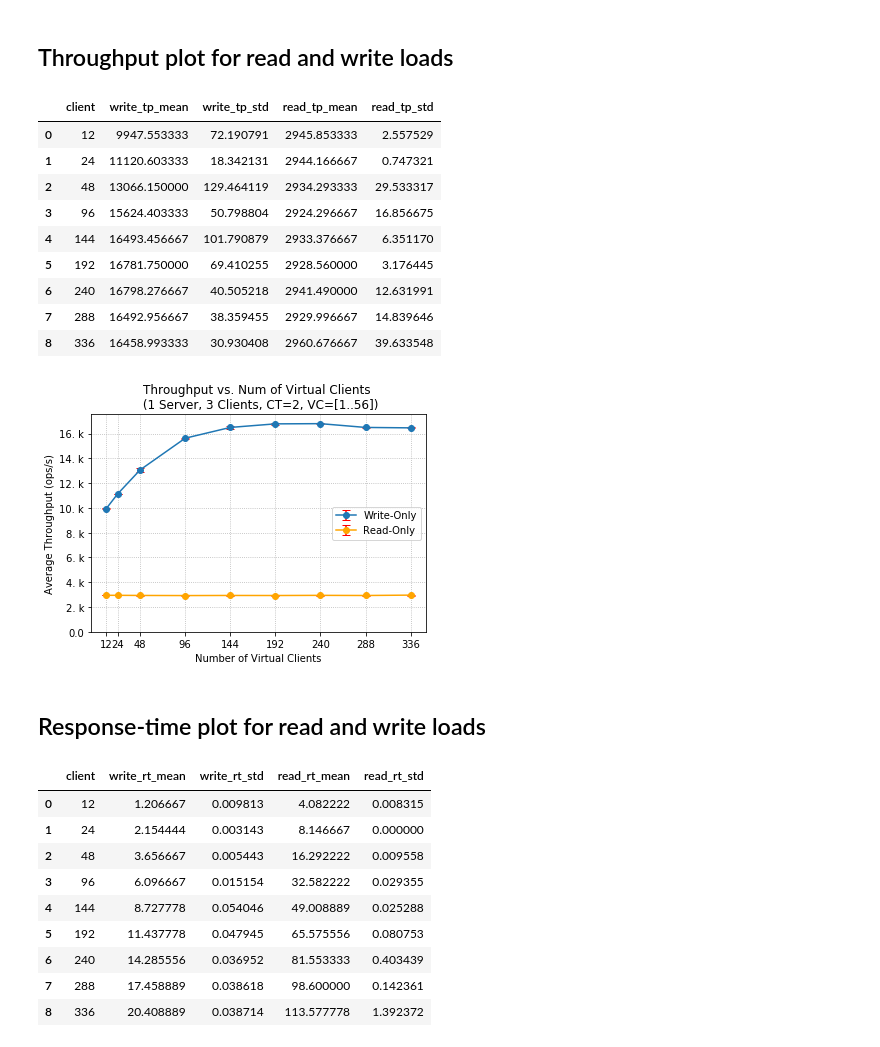
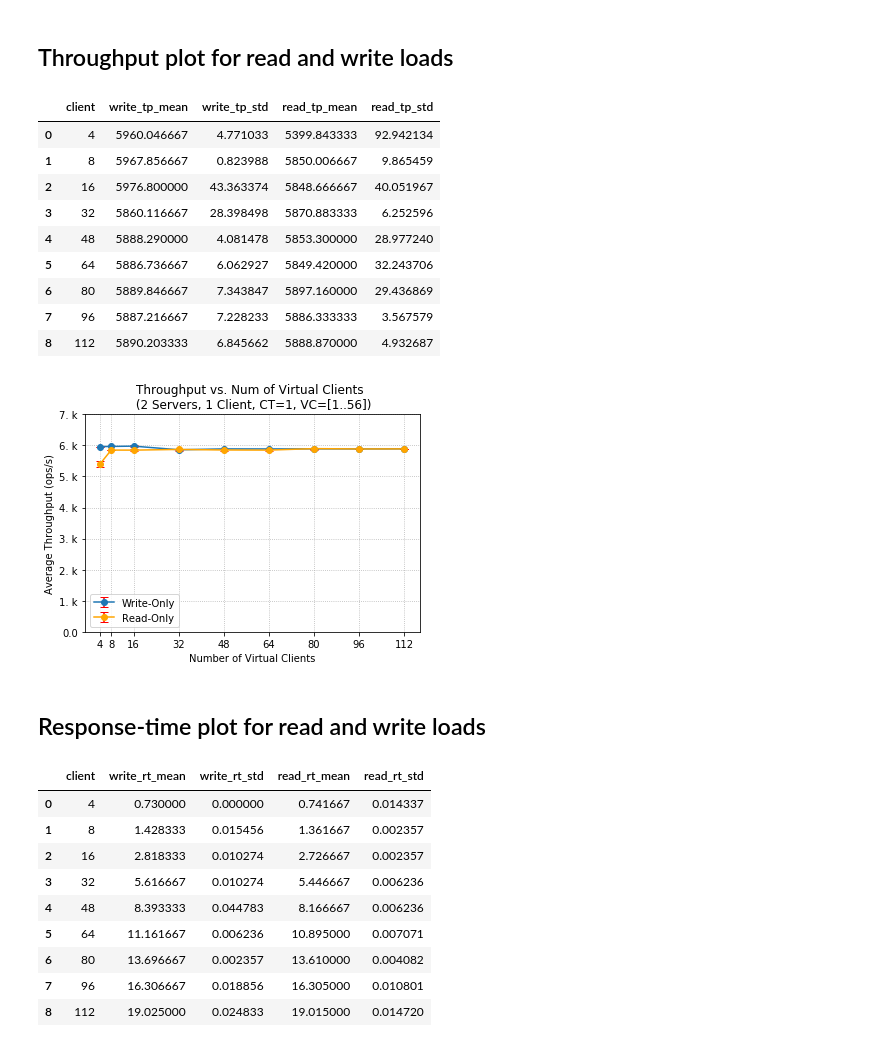
Before and after one commit to florianmorath/ASL_project, a Jupyter notebook: scripts/1_BaselineWithoutMW/plot_mem-logs_two_servers.ipynb, the cells around one changed output. Saved outputs shown, nothing was run; the diff lists cells and outputs as text; code cells hidden in the pictures.

Commit message:
scripts_1: added plots and processed data for two servers

```diff
--- a/scripts/1_BaselineWithoutMW/plot_mem-logs_two_servers.ipynb
+++ b/scripts/1_BaselineWithoutMW/plot_mem-logs_two_servers.ipynb
@@ -9,7 +9,7 @@ import pandas as pd
 # %% [markdown]
 ## Adjust date of processed csv files
 # %%
-date = '2018-10-21_20h12'
+date = '2018-10-23_14h07'
 base_path = '/Users/florianmorath/Desktop/ASL_project/scripts/1_BaselineWithoutMW/processed_data/two_servers/' + date + '/'
 # %% [markdown]
 ## Throughput plot for read and write loads
@@ -19,15 +19,15 @@ df_w = pd.read_csv(base_path + 'two_servers_mem_tp.csv')
 df_w
 # %% [output]
 |  | client | write_tp_mean | write_tp_std | read_tp_mean | read_tp_std |
-| 0 | 12 | 9947.553333 | 72.190791 | 2945.853333 | 2.557529 |
-| 1 | 24 | 11120.603333 | 18.342131 | 2944.166667 | 0.747321 |
-| 2 | 48 | 13066.150000 | 129.464119 | 2934.293333 | 29.533317 |
-| 3 | 96 | 15624.403333 | 50.798804 | 2924.296667 | 16.856675 |
-| 4 | 144 | 16493.456667 | 101.790879 | 2933.376667 | 6.351170 |
-| 5 | 192 | 16781.750000 | 69.410255 | 2928.560000 | 3.176445 |
-| 6 | 240 | 16798.276667 | 40.505218 | 2941.490000 | 12.631991 |
-| 7 | 288 | 16492.956667 | 38.359455 | 2929.996667 | 14.839646 |
-| 8 | 336 | 16458.993333 | 30.930408 | 2960.676667 | 39.633548 |
+| 0 | 4 | 5960.046667 | 4.771033 | 5399.843333 | 92.942134 |
+| 1 | 8 | 5967.856667 | 0.823988 | 5850.006667 | 9.865459 |
+| 2 | 16 | 5976.800000 | 43.363374 | 5848.666667 | 40.051967 |
+| 3 | 32 | 5860.116667 | 28.398498 | 5870.883333 | 6.252596 |
+| 4 | 48 | 5888.290000 | 4.081478 | 5853.300000 | 28.977240 |
+| 5 | 64 | 5886.736667 | 6.062927 | 5849.420000 | 32.243706 |
+| 6 | 80 | 5889.846667 | 7.343847 | 5897.160000 | 29.436869 |
+| 7 | 96 | 5887.216667 | 7.228233 | 5886.333333 | 3.567579 |
+| 8 | 112 | 5890.203333 | 6.845662 | 5888.870000 | 4.932687 |
 # %%
 def y_fmt(tick_val, pos):
     if tick_val > 1000000:
@@ -40,34 +40,34 @@ def y_fmt(tick_val, pos):
         return tick_val
 # %%
 f = plt.figure()
-plt.title("Throughput vs. Num of Virtual Clients \n (2 Server, 1 Client, CT=1, VC=[1..56])")
+plt.title("Throughput vs. Num of Virtual Clients \n (2 Servers, 1 Client, CT=1, VC=[1..56])")
 
 vcs = df_w['client']
 
 # write-only
 tps = df_w['write_tp_mean']
 std = df_w['write_tp_std']
 plt.errorbar(x = vcs, y = tps, yerr = std, label = "Write-Only", capsize = 4, ecolor='r', marker='o')
 
 # read-only
 tps = df_w['read_tp_mean']
 std = df_w['read_tp_std']
 plt.errorbar(x = vcs, y = tps, yerr = std, label = "Read-Only", capsize = 4, ecolor='r', marker='o', color='orange')
 
 plt.grid(linestyle = "dotted")
 plt.ylabel("Average Throughput (ops/s)")
 plt.xlabel("Number of Virtual Clients")
 plt.xticks([0] + np.array(vcs))
-plt.ylim(bottom=0)
+plt.ylim(bottom=0, top=7000)
 plt.legend()
 
 ax = plt.gca()
 ax.yaxis.set_major_formatter(tick.FuncFormatter(y_fmt))
 
 plt.show()
 f.savefig("/Users/florianmorath/Desktop/ASL_project/scripts/1_BaselineWithoutMW/processed_data/two_servers/"+date+"/two_servers_mem_tp.png", dpi = 150)
 # %% [output]
-[figure, old version]
+[figure, new version]
 # %% [markdown]
 ## Response-time plot for read and write loads
 # %%
@@ -76,14 +76,14 @@ df_r = pd.read_csv(base_path + 'two_servers_mem_rt.csv')
 df_r
 # %% [output]
 |  | client | write_rt_mean | write_rt_std | read_rt_mean | read_rt_std |
-| 0 | 12 | 1.206667 | 0.009813 | 4.082222 | 0.008315 |
-| 1 | 24 | 2.154444 | 0.003143 | 8.146667 | 0.000000 |
-| 2 | 48 | 3.656667 | 0.005443 | 16.292222 | 0.009558 |
-| 3 | 96 | 6.096667 | 0.015154 | 32.582222 | 0.029355 |
-| 4 | 144 | 8.727778 | 0.054046 | 49.008889 | 0.025288 |
-| 5 | 192 | 11.437778 | 0.047945 | 65.575556 | 0.080753 |
-| 6 | 240 | 14.285556 | 0.036952 | 81.553333 | 0.403439 |
-| 7 | 288 | 17.458889 | 0.038618 | 98.600000 | 0.142361 |
-| 8 | 336 | 20.408889 | 0.038714 | 113.577778 | 1.392372 |
+| 0 | 4 | 0.730000 | 0.000000 | 0.741667 | 0.014337 |
+| 1 | 8 | 1.428333 | 0.015456 | 1.361667 | 0.002357 |
+| 2 | 16 | 2.818333 | 0.010274 | 2.726667 | 0.002357 |
+| 3 | 32 | 5.616667 | 0.010274 | 5.446667 | 0.006236 |
+| 4 | 48 | 8.393333 | 0.044783 | 8.166667 | 0.006236 |
+| 5 | 64 | 11.161667 | 0.006236 | 10.895000 | 0.007071 |
+| 6 | 80 | 13.696667 | 0.002357 | 13.610000 | 0.004082 |
+| 7 | 96 | 16.306667 | 0.018856 | 16.305000 | 0.010801 |
+| 8 | 112 | 19.025000 | 0.024833 | 19.015000 | 0.014720 |
 # %%
 f = plt.figure()
```
Also changed, not shown: parts of 1 cell of this notebook, 35 other files.
